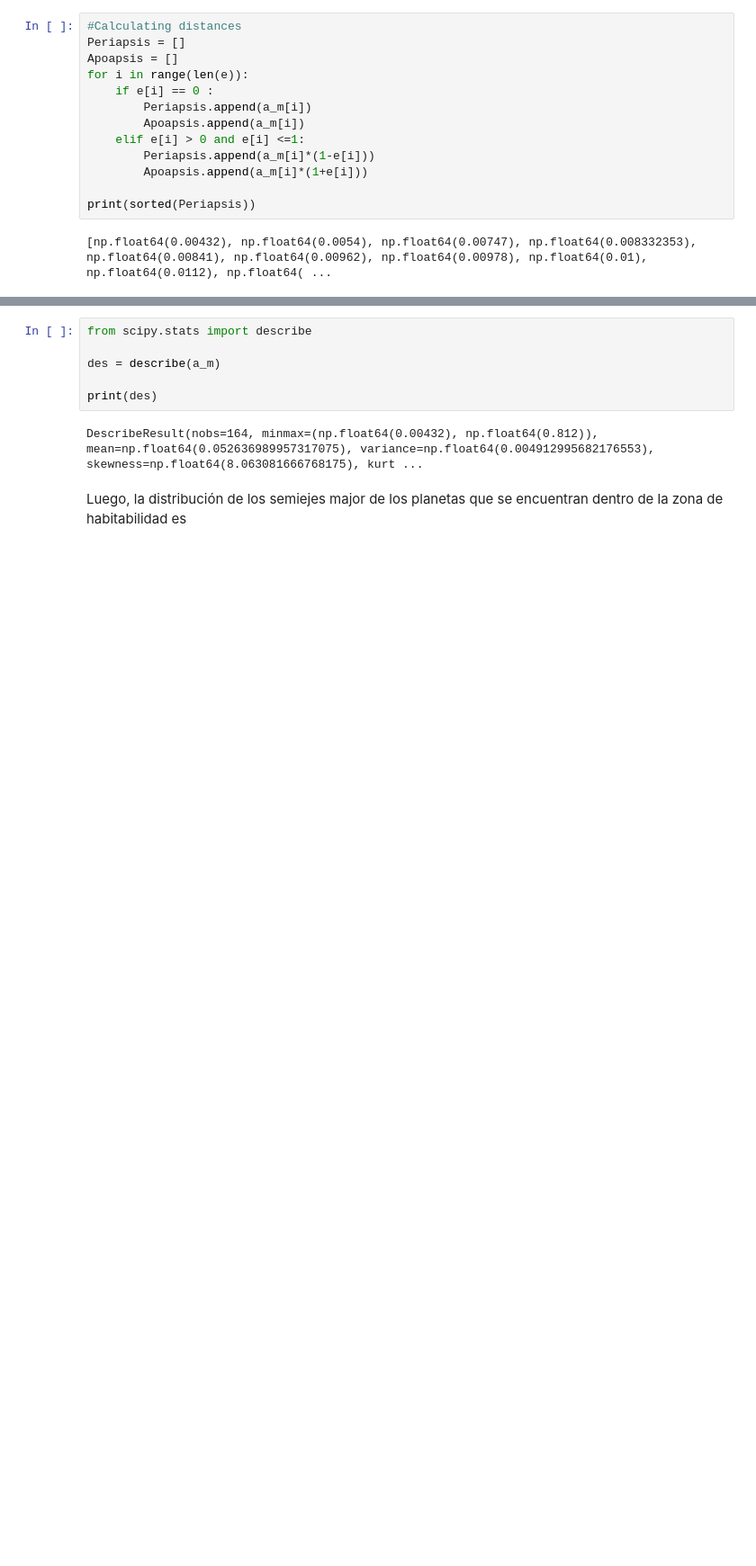
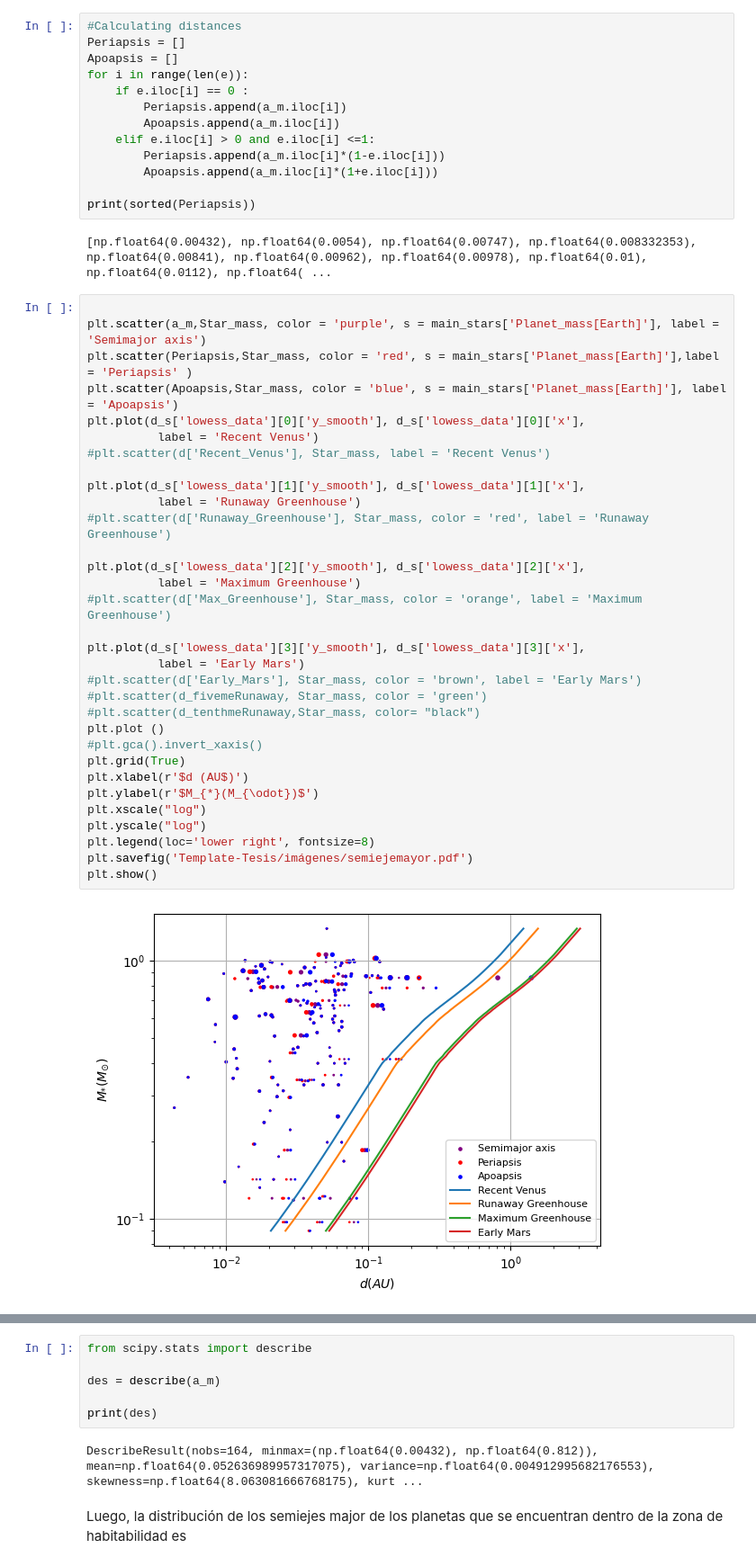
Before and after one commit to Vegaaa99/Tesis, a Jupyter notebook: Data_Analysisi.ipynb, the cells around one changed output, grey strips where cells are left out. Shown at 90% size. Drawn from its saved outputs; the diff is of its cells as text; blank space fills up the shorter version.

```diff
--- a/Data_Analysisi.ipynb
+++ b/Data_Analysisi.ipynb
@@ -391,13 +402,47 @@ nan_
 Periapsis = []
 Apoapsis = []
 for i in range(len(e)):
-    if e[i] == 0 :
-        Periapsis.append(a_m[i])
-        Apoapsis.append(a_m[i])
-    elif e[i] > 0 and e[i] <=1:
-        Periapsis.append(a_m[i]*(1-e[i]))
-        Apoapsis.append(a_m[i]*(1+e[i]))
+    if e.iloc[i] == 0 :
+        Periapsis.append(a_m.iloc[i])
+        Apoapsis.append(a_m.iloc[i])
+    elif e.iloc[i] > 0 and e.iloc[i] <=1:
+        Periapsis.append(a_m.iloc[i]*(1-e.iloc[i]))
+        Apoapsis.append(a_m.iloc[i]*(1+e.iloc[i]))
 
 print(sorted(Periapsis))
 # %% [output]
 [np.float64(0.00432), np.float64(0.0054), np.float64(0.00747), np.float64(0.008332353), np.float64(0.00841), np.float64(0.00962), np.float64(0.00978), np.float64(0.01), np.float64(0.0112), np.float64( ...
+# %%
+
+plt.scatter(a_m,Star_mass, color = 'purple', s = main_stars['Planet_mass[Earth]'], label = 'Semimajor axis')
+plt.scatter(Periapsis,Star_mass, color = 'red', s = main_stars['Planet_mass[Earth]'],label = 'Periapsis' )
+plt.scatter(Apoapsis,Star_mass, color = 'blue', s = main_stars['Planet_mass[Earth]'], label = 'Apoapsis')
+plt.plot(d_s['lowess_data'][0]['y_smooth'], d_s['lowess_data'][0]['x'],
+          label = 'Recent Venus')
+#plt.scatter(d['Recent_Venus'], Star_mass, label = 'Recent Venus')
+
+plt.plot(d_s['lowess_data'][1]['y_smooth'], d_s['lowess_data'][1]['x'],
+          label = 'Runaway Greenhouse')
+#plt.scatter(d['Runaway_Greenhouse'], Star_mass, color = 'red', label = 'Runaway Greenhouse')
+
+plt.plot(d_s['lowess_data'][2]['y_smooth'], d_s['lowess_data'][2]['x'],
+          label = 'Maximum Greenhouse')
+#plt.scatter(d['Max_Greenhouse'], Star_mass, color = 'orange', label = 'Maximum Greenhouse')
+
+plt.plot(d_s['lowess_data'][3]['y_smooth'], d_s['lowess_data'][3]['x'],
+          label = 'Early Mars')
+#plt.scatter(d['Early_Mars'], Star_mass, color = 'brown', label = 'Early Mars')
+#plt.scatter(d_fivemeRunaway, Star_mass, color = 'green')
+#plt.scatter(d_tenthmeRunaway,Star_mass, color= "black")
+plt.plot ()
+#plt.gca().invert_xaxis()
+plt.grid(True)
+plt.xlabel(r'$d (AU$)')
+plt.ylabel(r'$M_{*}(M_{\odot})$')
+plt.xscale("log")
+plt.yscale("log")
+plt.legend(loc='lower right', fontsize=8)
+plt.savefig('Template-Tesis/imágenes/semiejemayor.pdf')
+plt.show()
+# %% [output]
+[figure, added]
```
Also changed, not shown: parts of 41 cells of this notebook, 4 other files.
